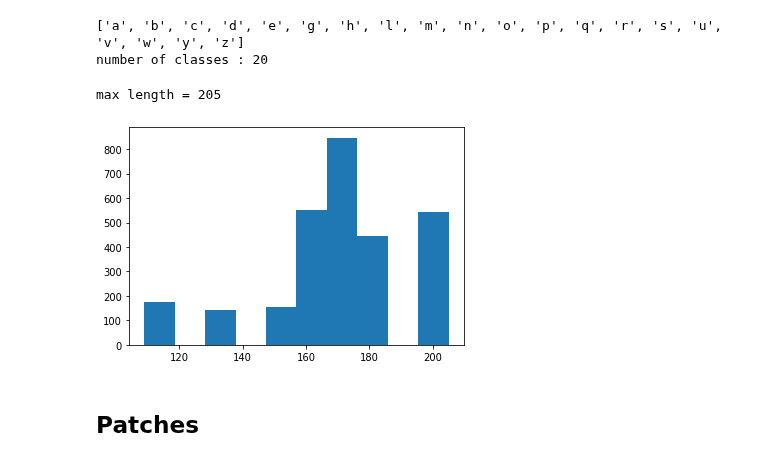
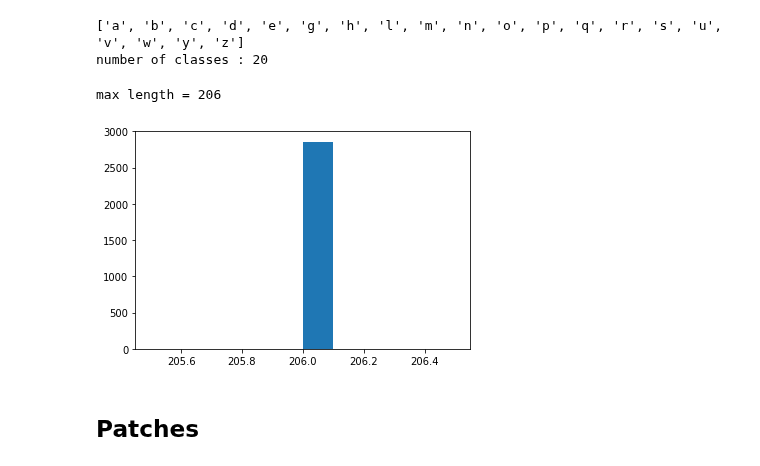
Before and after one commit to gourarushi/Character-Trajectory, a Jupyter notebook: project/CharacterTrajectories_Patches.ipynb, the cells around one changed output. Cells and saved outputs as stored; diff of their text form; code cells hidden in the pictures.

```diff
--- a/project/CharacterTrajectories_Patches.ipynb
+++ b/project/CharacterTrajectories_Patches.ipynb
@@ -89,17 +116,17 @@ number of classes : 20
 # %%
 # distribution of sample lenghts
 lengths = []
 
-for sample in inputs:
+for sample in itertools.chain(train_inputs,test_inputs):
   input = sample[0]
   input = np.array(input)
   lengths.append(len(input))
 
 print('max length =',np.max(lengths))
 _ = plt.hist(lengths)
 # %% [output]
-max length = 205
+max length = 206
-[figure, old version]
+[figure, new version]
 # %% [markdown]
 ## Patches
 # %%
```
Also changed, not shown: parts of 9 cells of this notebook.
